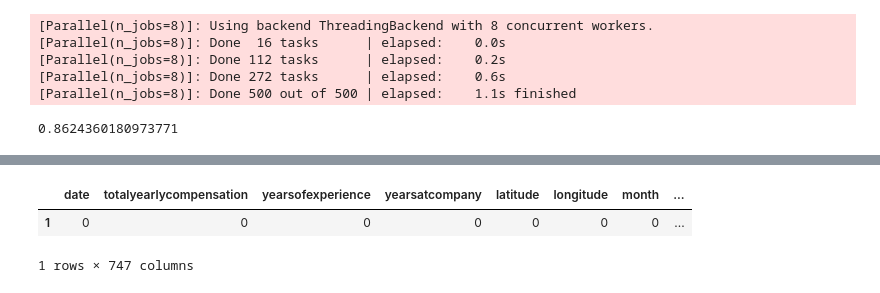
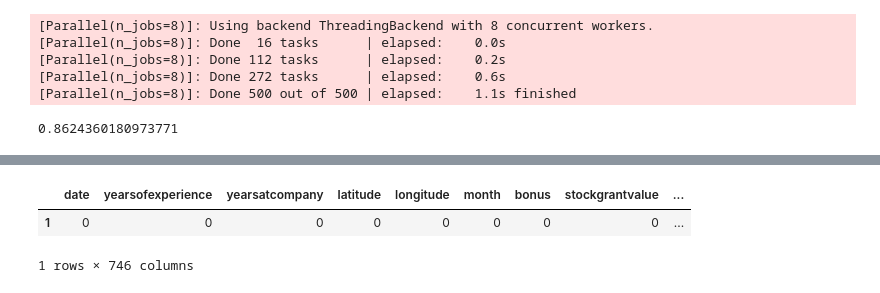
Before and after one commit to dianeooty/datascience_salary, a Jupyter notebook: datasciencesalaries__RFRegressor_86_bonus_stock_for_html.ipynb, the cells around one changed output, grey strips where cells are left out. Saved outputs shown, nothing was run; the diff lists cells and outputs as text; code cells hidden in the pictures.

```diff
--- a/datasciencesalaries__RFRegressor_86_bonus_stock_for_html.ipynb
+++ b/datasciencesalaries__RFRegressor_86_bonus_stock_for_html.ipynb
@@ -524,19 +524,20 @@ reduced_df_input_example = [ 'Amazon', 2018, 'Sofeware Engineer',  'Male', 'L4',
 #then take the scaled inputs
 # %%
 dummies_df_columns_list=list(dummies_df.columns)
-# %%
-blank_dummies_df=pd.DataFrame(dummies_df_columns_list)
-blank_dummies_df[1]=0
-
-#https://stackoverflow.com/questions/31658183/how-to-switch-columns-rows-in-a-pandas-dataframe (transpose columns)
-blank_dummies_df=blank_dummies_df.T
-# rename comulns
-#https://stackoverflow.com/questions/11346283/renaming-column-names-in-pandas
-blank_dummies_df=blank_dummies_df.set_axis([dummies_df_columns_list], axis=1, inplace=False)
-#drop row with columns names
-blank_dummies_df=blank_dummies_df.drop([0])
-blank_dummies_df
-# %% [output]
-|  | date | totalyearlycompensation | yearsofexperience | yearsatcompany | latitude | longitude | month | ... |
-| 1 | 0 | 0 | 0 | 0 | 0 | 0 | 0 | ... |
-1 rows × 747 columns
+# %%
+blank_dummies_df=pd.DataFrame(dummies_df_columns_list)
+blank_dummies_df[1]=0
+
+#https://stackoverflow.com/questions/31658183/how-to-switch-columns-rows-in-a-pandas-dataframe (transpose columns)
+blank_dummies_df=blank_dummies_df.T
+# rename comulns
+#https://stackoverflow.com/questions/11346283/renaming-column-names-in-pandas
+blank_dummies_df=blank_dummies_df.set_axis([dummies_df_columns_list], axis=1, inplace=False)
+#drop row with columns names
+blank_dummies_df=blank_dummies_df.drop([0])
+blank_dummies_df=blank_dummies_df.drop(columns=["totalyearlycompensation"])
+blank_dummies_df
+# %% [output]
+|  | date | yearsofexperience | yearsatcompany | latitude | longitude | month | bonus | stockgrantvalue | ... |
+| 1 | 0 | 0 | 0 | 0 | 0 | 0 | 0 | 0 | ... |
+1 rows × 746 columns
```
Also changed, not shown: parts of 26 cells of this notebook.
